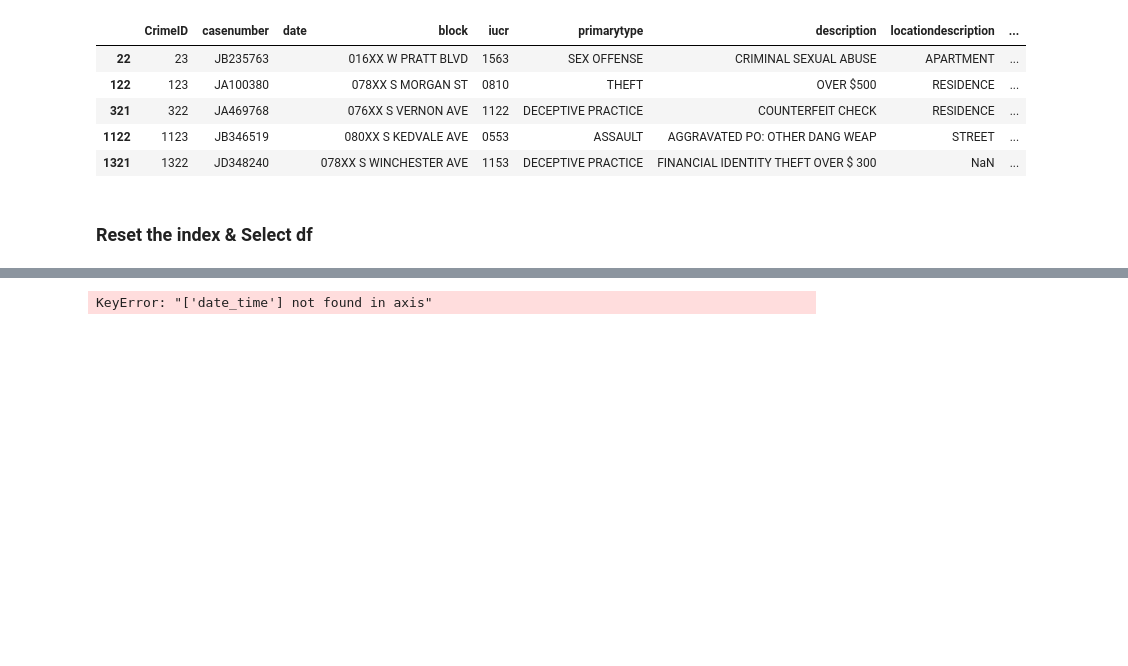
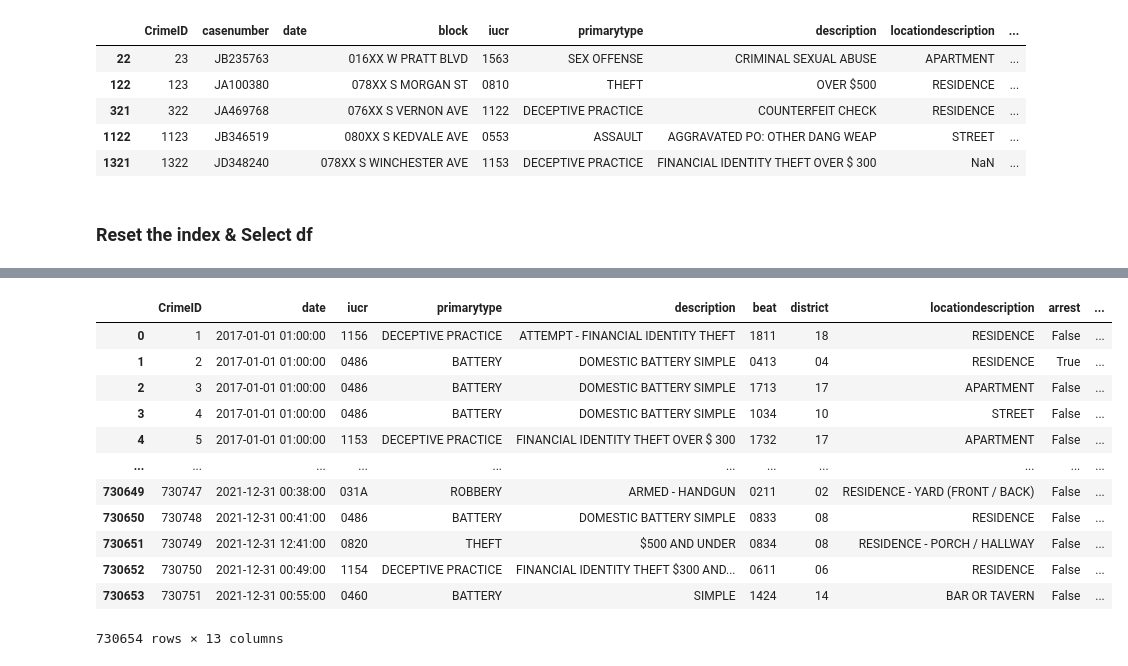
Before and after one commit to AngeloBarisano/data_management_and_ethics, a Jupyter notebook: Code/datacleaning.ipynb, the cells around one changed output, grey strips where cells are left out. Saved outputs shown, nothing was run; the diff lists cells and outputs as text; code cells hidden in the pictures; blank space fills up the shorter version.

```diff
--- a/Code/datacleaning.ipynb
+++ b/Code/datacleaning.ipynb
@@ -467,8 +427,7 @@ df.loc[
 # %%
-df.date = df.date_time
-df.drop("date_time", axis=0)
+df["date"] = df.date_time
-# %% [output]
-KeyError: "['date_time'] not found in axis"
+# %%
+df.drop(["date_time", "date_time_str"], axis=1, inplace=True)
 # %%
 df_final = df.loc[
     :,
@@ -478,6 +437,8 @@ df_final = df.loc[
         "iucr",
         "primarytype",
         "description",
+        "beat",
+        "district",
         "locationdescription",
         "arrest",
         "latitude",
@@ -486,7 +447,26 @@ df_final = df.loc[
         "marked",
     ],
 ]
+# %%
+# remove all marked
+df_final.drop(df_final[df_final.marked == True].index, axis=0, inplace=True)
 # %%
-df_final.reset_index(inplace=True)
+df_final.reset_index(inplace=True, drop=True)
+# %%
+df_final
+# %% [output]
+|  | CrimeID | date | iucr | primarytype | description | beat | district | locationdescription | arrest | ... |
+| 0 | 1 | 2017-01-01 01:00:00 | 1156 | DECEPTIVE PRACTICE | ATTEMPT - FINANCIAL IDENTITY THEFT | 1811 | 18 | RESIDENCE | False | ... |
+| 1 | 2 | 2017-01-01 01:00:00 | 0486 | BATTERY | DOMESTIC BATTERY SIMPLE | 0413 | 04 | RESIDENCE | True | ... |
+| 2 | 3 | 2017-01-01 01:00:00 | 0486 | BATTERY | DOMESTIC BATTERY SIMPLE | 1713 | 17 | APARTMENT | False | ... |
+| 3 | 4 | 2017-01-01 01:00:00 | 0486 | BATTERY | DOMESTIC BATTERY SIMPLE | 1034 | 10 | STREET | False | ... |
+| 4 | 5 | 2017-01-01 01:00:00 | 1153 | DECEPTIVE PRACTICE | FINANCIAL IDENTITY THEFT OVER $ 300 | 1732 | 17 | APARTMENT | False | ... |
+| ... | ... | ... | ... | ... | ... | ... | ... | ... | ... | ... |
+| 730649 | 730747 | 2021-12-31 00:38:00 | 031A | ROBBERY | ARMED - HANDGUN | 0211 | 02 | RESIDENCE - YARD (FRONT / BACK) | False | ... |
+| 730650 | 730748 | 2021-12-31 00:41:00 | 0486 | BATTERY | DOMESTIC BATTERY SIMPLE | 0833 | 08 | RESIDENCE | False | ... |
+| 730651 | 730749 | 2021-12-31 12:41:00 | 0820 | THEFT | $500 AND UNDER | 0834 | 08 | RESIDENCE - PORCH / HALLWAY | False | ... |
+| 730652 | 730750 | 2021-12-31 00:49:00 | 1154 | DECEPTIVE PRACTICE | FINANCIAL IDENTITY THEFT $300 AND... | 0611 | 06 | RESIDENCE | False | ... |
+| 730653 | 730751 | 2021-12-31 00:55:00 | 0460 | BATTERY | SIMPLE | 1424 | 14 | BAR OR TAVERN | False | ... |
+730654 rows × 13 columns
 # %%
 # export this file and you are done
```
Also changed, not shown: parts of 28 cells of this notebook, 4 other files.
